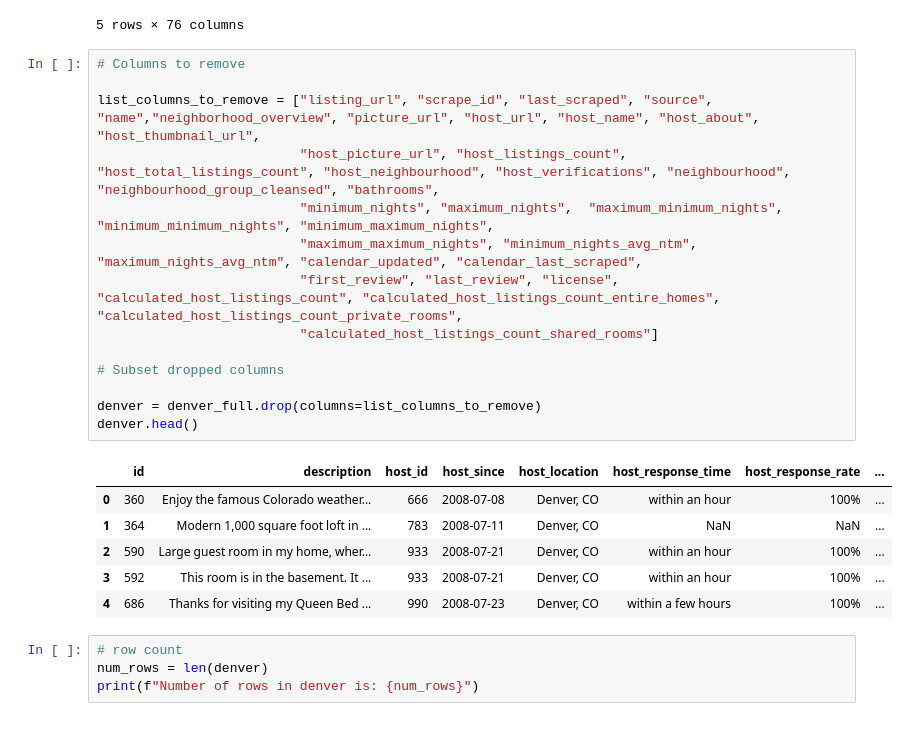
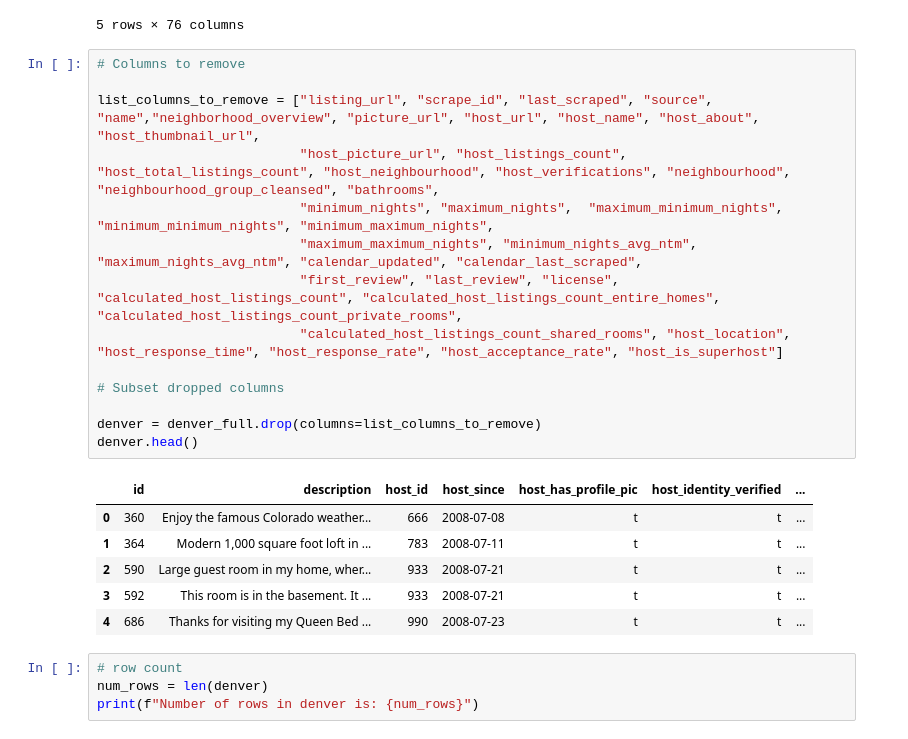
Before and after one commit to mmccanse/L3, a Jupyter notebook: data_prep_mm.ipynb, the cells around one changed output. Drawn from its saved outputs; the diff is of its cells as text.

```diff
--- a/data_prep_mm.ipynb
+++ b/data_prep_mm.ipynb
@@ -61,24 +61,24 @@ denver_full.head()
 # %%
 # Columns to remove
 
 list_columns_to_remove = ["listing_url", "scrape_id", "last_scraped", "source", "name","neighborhood_overview", "picture_url", "host_url", "host_name", "host_about", "host_thumbnail_url",
                           "host_picture_url", "host_listings_count", "host_total_listings_count", "host_neighbourhood", "host_verifications", "neighbourhood", "neighbourhood_group_cleansed", "bathrooms",
                           "minimum_nights", "maximum_nights",  "maximum_minimum_nights", "minimum_minimum_nights", "minimum_maximum_nights",
                           "maximum_maximum_nights", "minimum_nights_avg_ntm", "maximum_nights_avg_ntm", "calendar_updated", "calendar_last_scraped",
                           "first_review", "last_review", "license", "calculated_host_listings_count", "calculated_host_listings_count_entire_homes", "calculated_host_listings_count_private_rooms",
-                          "calculated_host_listings_count_shared_rooms"]
+                          "calculated_host_listings_count_shared_rooms", "host_location", "host_response_time", "host_response_rate", "host_acceptance_rate", "host_is_superhost"]
 
 # Subset dropped columns
 
 denver = denver_full.drop(columns=list_columns_to_remove)
 denver.head()
 # %% [output]
-|  | id | description | host_id | host_since | host_location | host_response_time | host_response_rate | ... |
-| 0 | 360 | Enjoy the famous Colorado weather... | 666 | 2008-07-08 | Denver, CO | within an hour | 100% | ... |
-| 1 | 364 | Modern 1,000 square foot loft in ... | 783 | 2008-07-11 | Denver, CO | NaN | NaN | ... |
-| 2 | 590 | Large guest room in my home, wher... | 933 | 2008-07-21 | Denver, CO | within an hour | 100% | ... |
-| 3 | 592 | This room is in the basement. It ... | 933 | 2008-07-21 | Denver, CO | within an hour | 100% | ... |
-| 4 | 686 | Thanks for visiting my Queen Bed ... | 990 | 2008-07-23 | Denver, CO | within a few hours | 100% | ... |
+|  | id | description | host_id | host_since | host_has_profile_pic | host_identity_verified | ... |
+| 0 | 360 | Enjoy the famous Colorado weather... | 666 | 2008-07-08 | t | t | ... |
+| 1 | 364 | Modern 1,000 square foot loft in ... | 783 | 2008-07-11 | t | t | ... |
+| 2 | 590 | Large guest room in my home, wher... | 933 | 2008-07-21 | t | t | ... |
+| 3 | 592 | This room is in the basement. It ... | 933 | 2008-07-21 | t | t | ... |
+| 4 | 686 | Thanks for visiting my Queen Bed ... | 990 | 2008-07-23 | t | t | ... |
 # %%
 # row count
 num_rows = len(denver)
```
Also changed, not shown: parts of 27 cells of this notebook.
